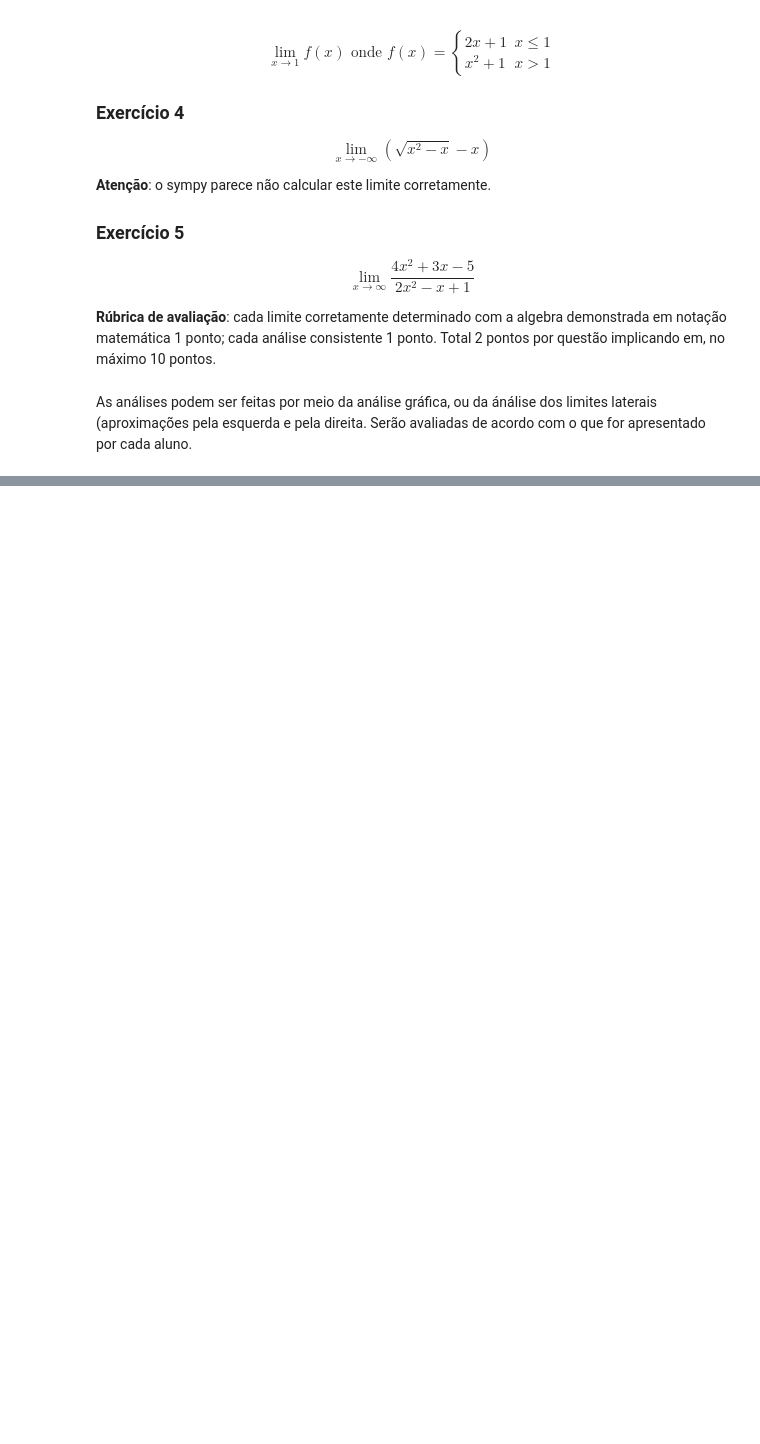
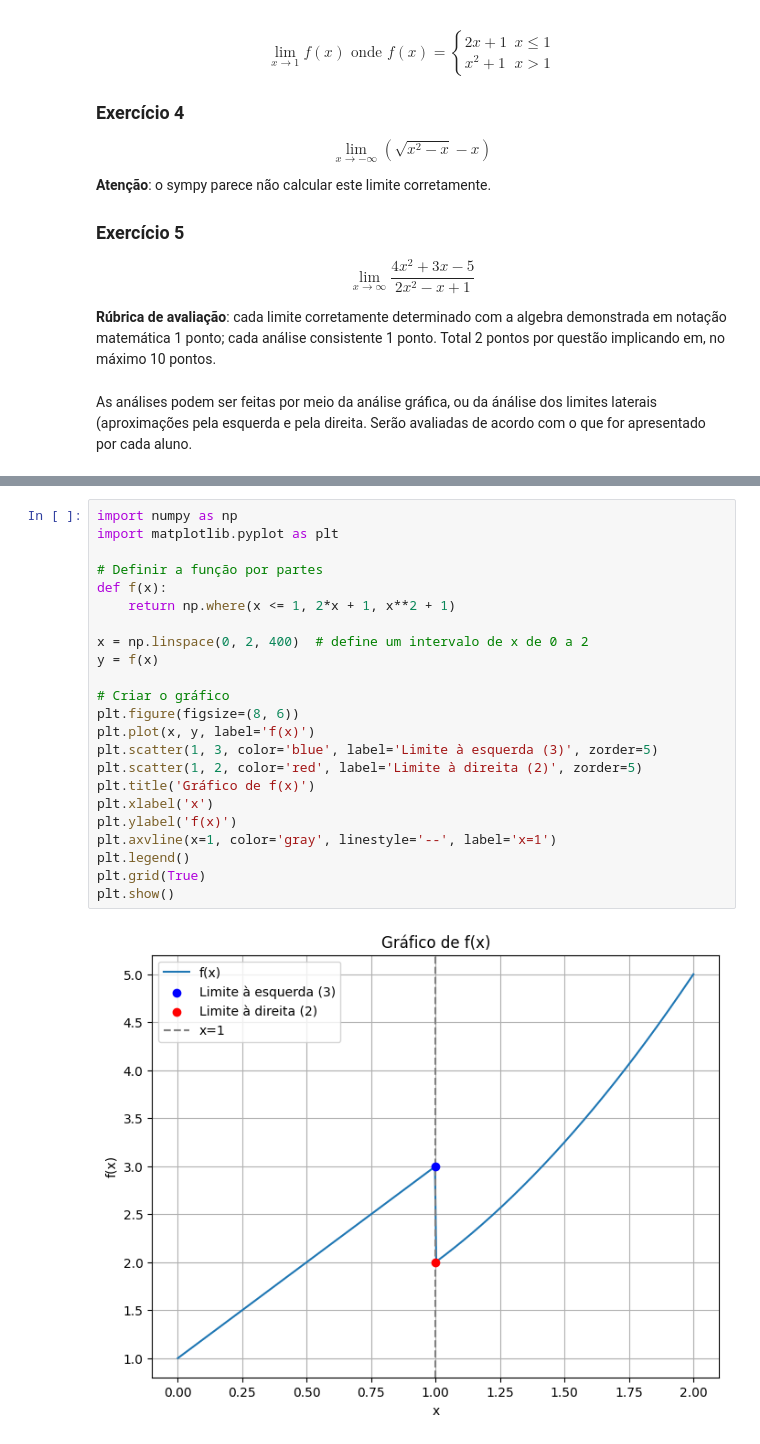
Before and after one commit to Vickes21/studies-notebooks, a Jupyter notebook: 2024/PUCPR/MFF/Substitutiva_RA1_Individual_Terça_2024_1.ipynb, the cells around one changed output, grey strips where cells are left out. Cells and saved outputs as stored; diff of their text form; blank space fills up the shorter version.

```diff
--- a/2024/PUCPR/MFF/Substitutiva_RA1_Individual_Terça_2024_1.ipynb
+++ b/2024/PUCPR/MFF/Substitutiva_RA1_Individual_Terça_2024_1.ipynb
@@ -62,0 +196,25 @@ As análises podem ser feitas por meio da análise gráfica, ou da ánálise dos
+# %%
+import numpy as np
+import matplotlib.pyplot as plt
+
+# Definir a função por partes
+def f(x):
+    return np.where(x <= 1, 2*x + 1, x**2 + 1)
+
+x = np.linspace(0, 2, 400)  # define um intervalo de x de 0 a 2
+y = f(x)
+
+# Criar o gráfico
+plt.figure(figsize=(8, 6))
+plt.plot(x, y, label='f(x)')
+plt.scatter(1, 3, color='blue', label='Limite à esquerda (3)', zorder=5)
+plt.scatter(1, 2, color='red', label='Limite à direita (2)', zorder=5)
+plt.title('Gráfico de f(x)')
+plt.xlabel('x')
+plt.ylabel('f(x)')
+plt.axvline(x=1, color='gray', linestyle='--', label='x=1')
+plt.legend()
+plt.grid(True)
+plt.show()
+# %% [output]
+[figure, added]
```
Also changed, not shown: parts of 12 cells of this notebook.
